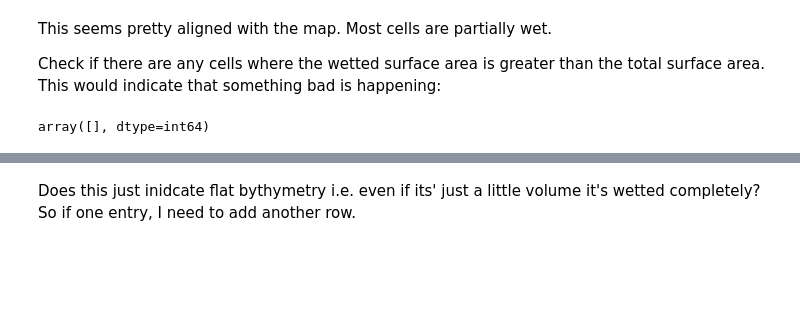
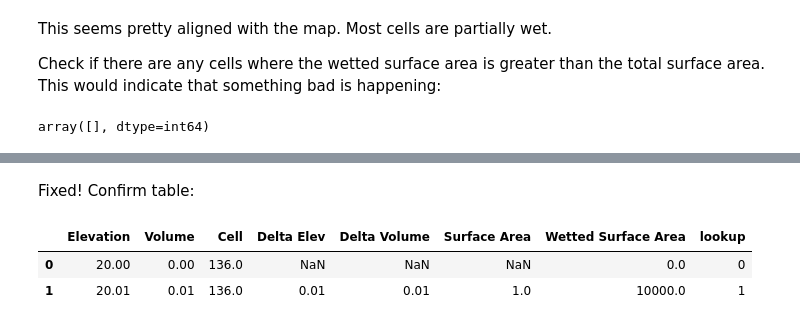
Before and after one commit to EcohydrologyTeam/ClearWater-riverine, a Jupyter notebook: examples/dev_sandbox/wetted_surface_area.ipynb, the cells around one changed output, grey strips where cells are left out. Drawn from its saved outputs; the diff is of its cells as text; code cells hidden in the pictures; blank space fills up the shorter version.

Commit message:
fix lookup table for flat cells

```diff
--- a/examples/dev_sandbox/wetted_surface_area.ipynb
+++ b/examples/dev_sandbox/wetted_surface_area.ipynb
@@ -220,3 +191,10 @@ transport_model.mesh.volume.isel(nface=f).plot()
-# %% [markdown]
-Does this just inidcate flat bythymetry i.e. even if its' just a little volume it's wetted completely?
-So if one entry, I need to add another row.
+# %% [markdown]
+Fixed! Confirm table:
+# %%
+lookup_df = transport_model.mesh.attrs['volume_elevation_lookup']
+# %%
+lookup_df[lookup_df.Cell == 136]
+# %% [output]
+|  | Elevation | Volume | Cell | Delta Elev | Delta Volume | Surface Area | Wetted Surface Area | lookup |
+| 0 | 20.00 | 0.00 | 136.0 | NaN | NaN | NaN | 0.0 | 0 |
+| 1 | 20.01 | 0.01 | 136.0 | 0.01 | 0.01 | 1.0 | 10000.0 | 1 |
```
Also changed, not shown: parts of 17 cells of this notebook, 1 other file.
